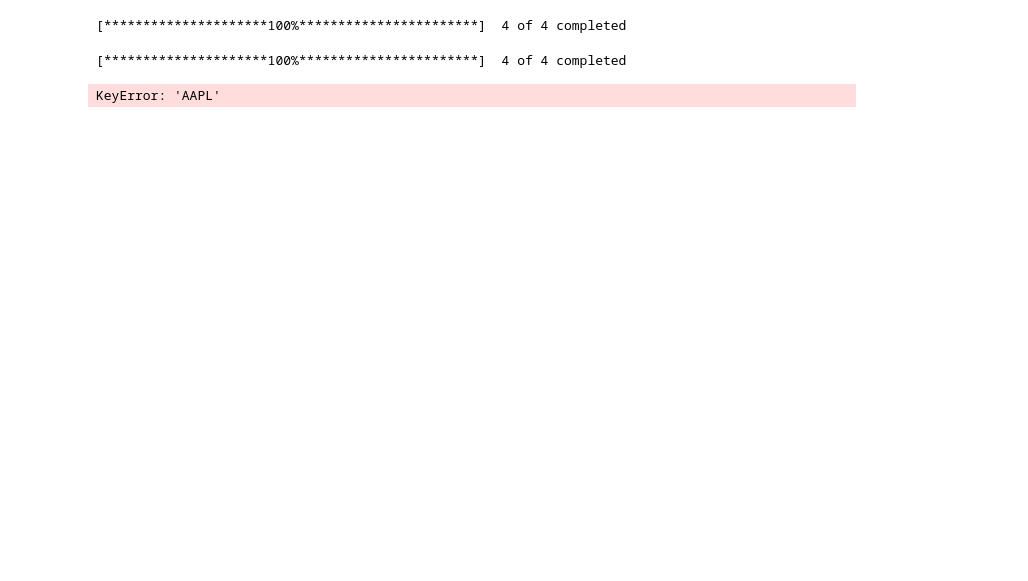
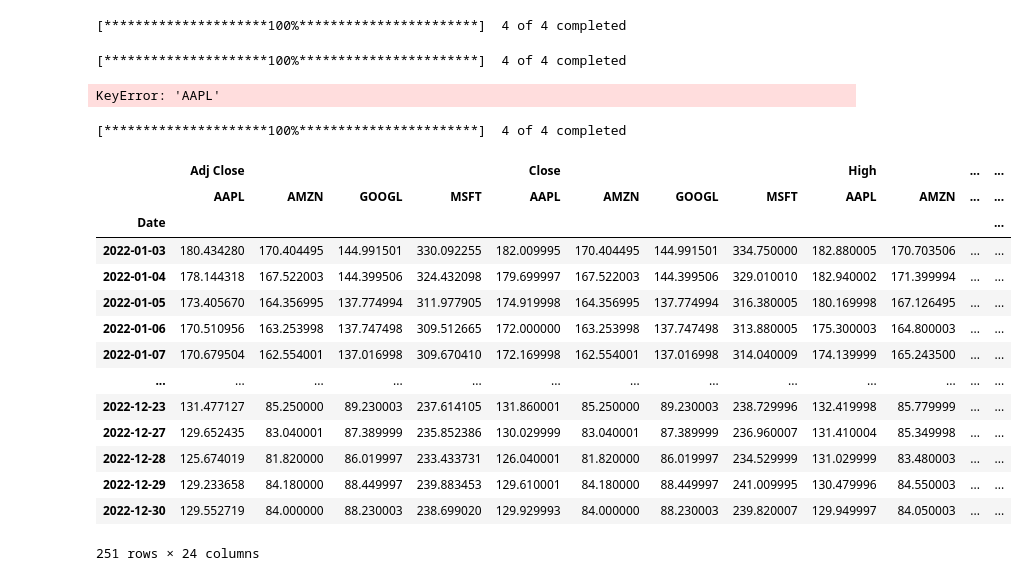
Before and after one commit to caiquemiranda/models_machine_learning_webapp, a Jupyter notebook: proj_FIN_v00/notebooks/model.ipynb, the cells around one changed output. Drawn from its saved outputs; the diff is of its cells as text; code cells hidden in the pictures; blank space fills up the shorter version.

```diff
--- a/proj_FIN_v00/notebooks/model.ipynb
+++ b/proj_FIN_v00/notebooks/model.ipynb
@@ -246,3 +246,31 @@ figura.show()
 # %% [output]
 [*********************100%***********************]  4 of 4 completed
 KeyError: 'AAPL'
+# %%
+import yfinance as yf
+import plotly.graph_objects as go
+
+# Lista de ações para análise
+acoes = ['AAPL', 'GOOGL', 'MSFT', 'AMZN']
+
+# Obtendo os dados históricos das ações
+dados_acoes = yf.download(acoes, start='2022-01-01', end='2023-01-01')
+
+dados_acoes
+# %% [output]
+[*********************100%***********************]  4 of 4 completed
+|  | Adj Close |  |  |  | Close |  |  |  | High |  | ... | ... |
+|  | AAPL | AMZN | GOOGL | MSFT | AAPL | AMZN | GOOGL | MSFT | AAPL | AMZN | ... | ... |
+| Date |  |  |  |  |  |  |  |  |  |  |  | ... |
+| 2022-01-03 | 180.434280 | 170.404495 | 144.991501 | 330.092255 | 182.009995 | 170.404495 | 144.991501 | 334.750000 | 182.880005 | 170.703506 | ... | ... |
+| 2022-01-04 | 178.144318 | 167.522003 | 144.399506 | 324.432098 | 179.699997 | 167.522003 | 144.399506 | 329.010010 | 182.940002 | 171.399994 | ... | ... |
+| 2022-01-05 | 173.405670 | 164.356995 | 137.774994 | 311.977905 | 174.919998 | 164.356995 | 137.774994 | 316.380005 | 180.169998 | 167.126495 | ... | ... |
+| 2022-01-06 | 170.510956 | 163.253998 | 137.747498 | 309.512665 | 172.000000 | 163.253998 | 137.747498 | 313.880005 | 175.300003 | 164.800003 | ... | ... |
+| 2022-01-07 | 170.679504 | 162.554001 | 137.016998 | 309.670410 | 172.169998 | 162.554001 | 137.016998 | 314.040009 | 174.139999 | 165.243500 | ... | ... |
+| ... | ... | ... | ... | ... | ... | ... | ... | ... | ... | ... | ... | ... |
+| 2022-12-23 | 131.477127 | 85.250000 | 89.230003 | 237.614105 | 131.860001 | 85.250000 | 89.230003 | 238.729996 | 132.419998 | 85.779999 | ... | ... |
+| 2022-12-27 | 129.652435 | 83.040001 | 87.389999 | 235.852386 | 130.029999 | 83.040001 | 87.389999 | 236.960007 | 131.410004 | 85.349998 | ... | ... |
+| 2022-12-28 | 125.674019 | 81.820000 | 86.019997 | 233.433731 | 126.040001 | 81.820000 | 86.019997 | 234.529999 | 131.029999 | 83.480003 | ... | ... |
+| 2022-12-29 | 129.233658 | 84.180000 | 88.449997 | 239.883453 | 129.610001 | 84.180000 | 88.449997 | 241.009995 | 130.479996 | 84.550003 | ... | ... |
+| 2022-12-30 | 129.552719 | 84.000000 | 88.230003 | 238.699020 | 129.929993 | 84.000000 | 88.230003 | 239.820007 | 129.949997 | 84.050003 | ... | ... |
+251 rows × 24 columns
```
Also changed, not shown: parts of 1 cell of this notebook.
